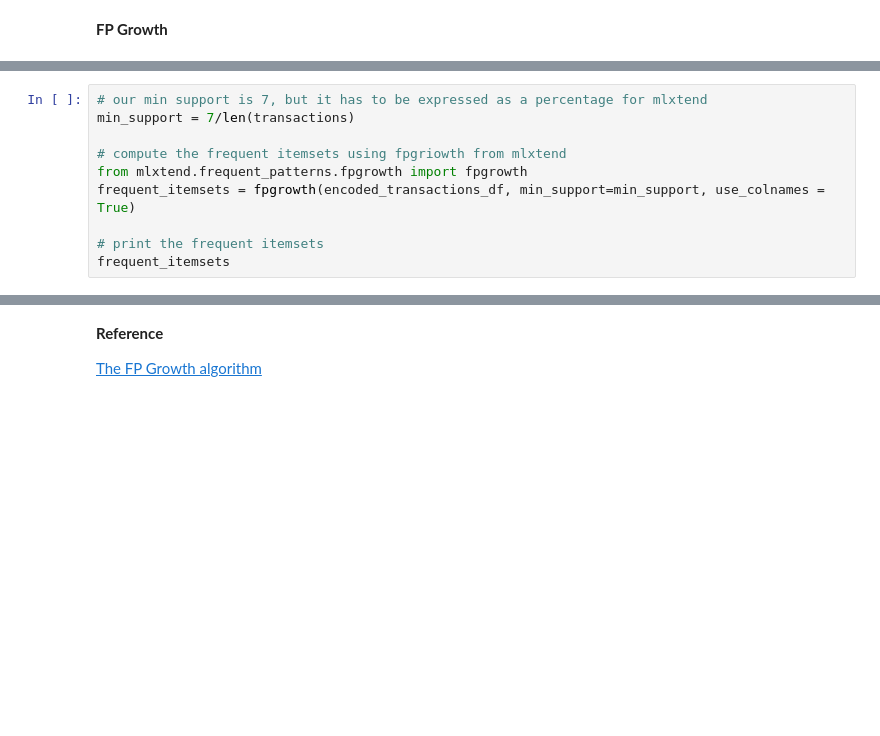
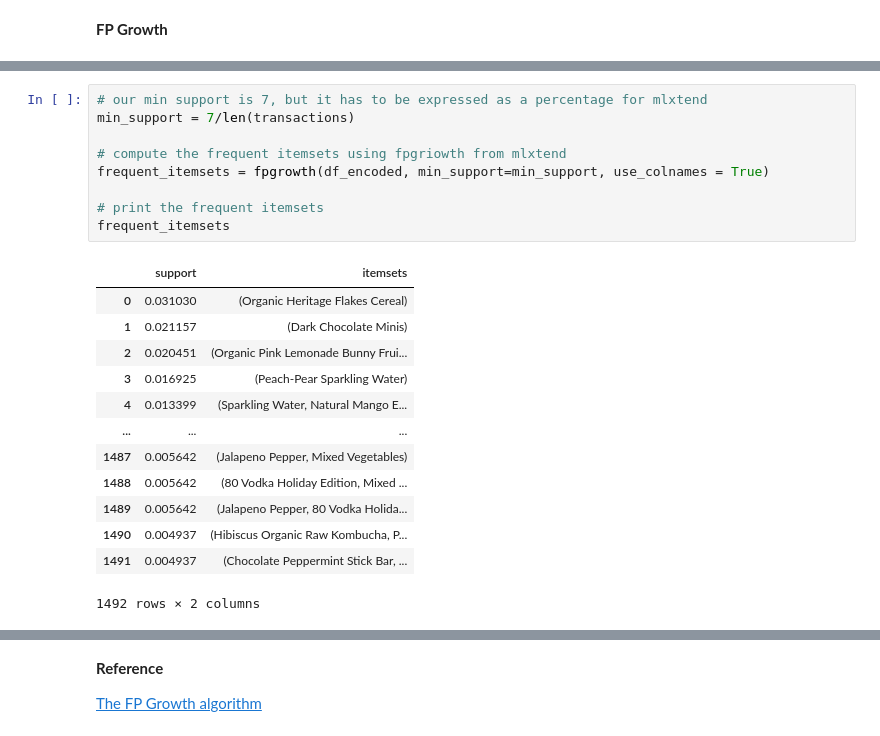
Before and after one commit to AbrahamKong/CMPE255-Apriori_and_FP_Growth, a Jupyter notebook: CMPE_255_Apriori_and_FP_Growth.ipynb, the cells around one changed output, grey strips where cells are left out. Drawn from its saved outputs; the diff is of its cells as text; blank space fills up the shorter version.

```diff
--- a/CMPE_255_Apriori_and_FP_Growth.ipynb
+++ b/CMPE_255_Apriori_and_FP_Growth.ipynb
@@ -99,10 +130,23 @@ encoded_transactions_df
 # %%
 # our min support is 7, but it has to be expressed as a percentage for mlxtend
 min_support = 7/len(transactions)
 
 # compute the frequent itemsets using fpgriowth from mlxtend
-from mlxtend.frequent_patterns.fpgrowth import fpgrowth
-frequent_itemsets = fpgrowth(encoded_transactions_df, min_support=min_support, use_colnames = True)
+frequent_itemsets = fpgrowth(df_encoded, min_support=min_support, use_colnames = True)
 
 # print the frequent itemsets
 frequent_itemsets
+# %% [output]
+|  | support | itemsets |
+| 0 | 0.031030 | (Organic Heritage Flakes Cereal) |
+| 1 | 0.021157 | (Dark Chocolate Minis) |
+| 2 | 0.020451 | (Organic Pink Lemonade Bunny Frui... |
+| 3 | 0.016925 | (Peach-Pear Sparkling Water) |
+| 4 | 0.013399 | (Sparkling Water, Natural Mango E... |
+| ... | ... | ... |
+| 1487 | 0.005642 | (Jalapeno Pepper, Mixed Vegetables) |
+| 1488 | 0.005642 | (80 Vodka Holiday Edition, Mixed ... |
+| 1489 | 0.005642 | (Jalapeno Pepper, 80 Vodka Holida... |
+| 1490 | 0.004937 | (Hibiscus Organic Raw Kombucha, P... |
+| 1491 | 0.004937 | (Chocolate Peppermint Stick Bar, ... |
+1492 rows × 2 columns
```
Also changed, not shown: parts of 8 cells of this notebook.
